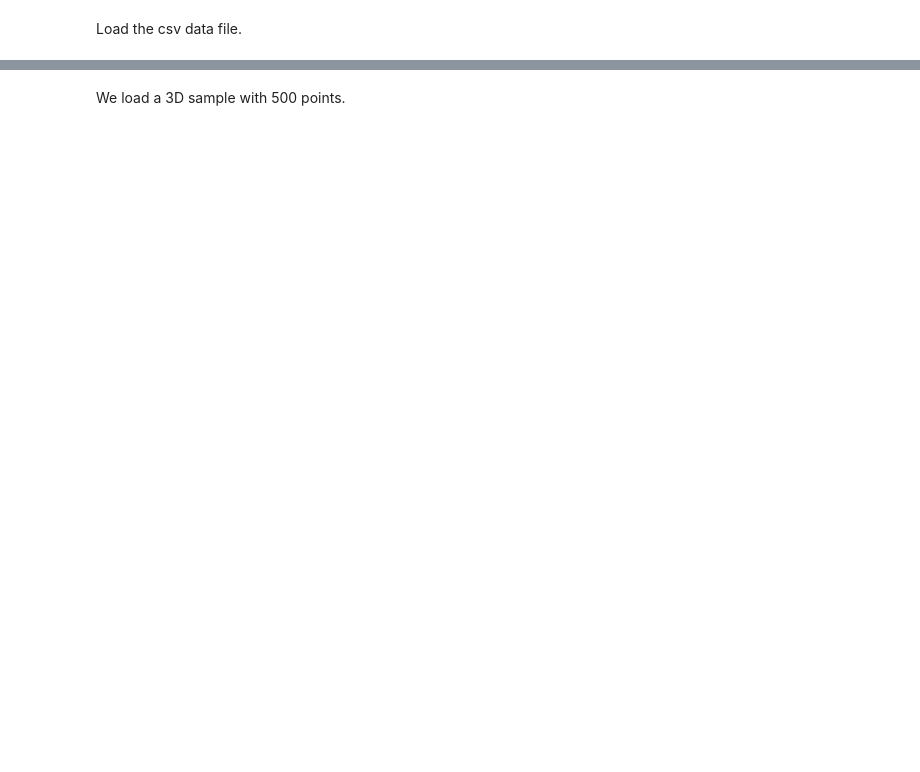
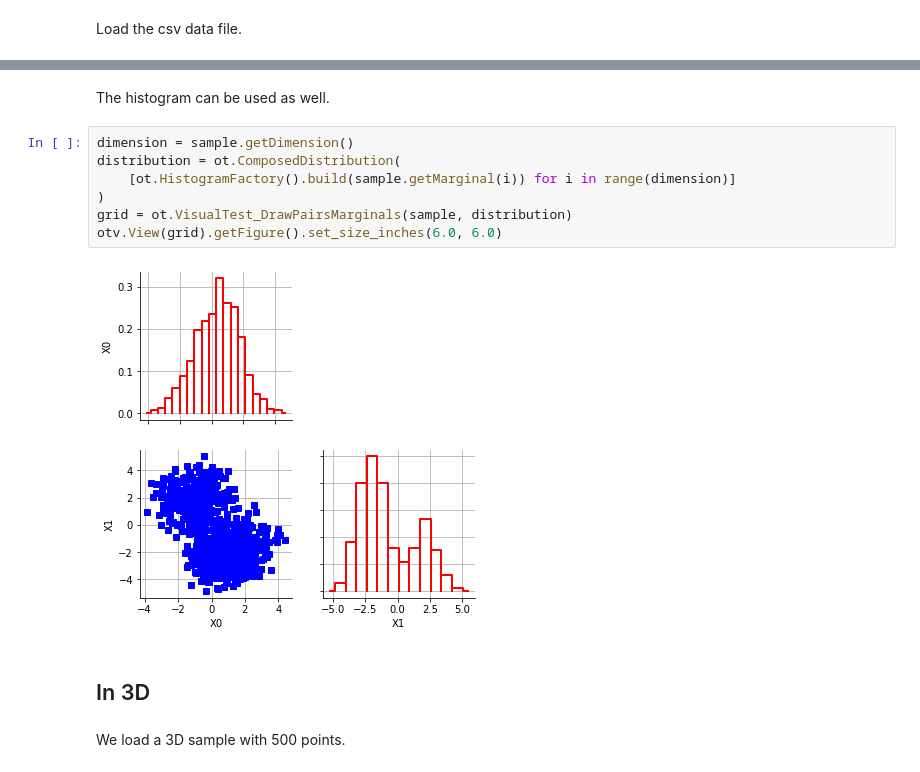
Before and after one commit to mbaudin47/othdrplot, a Jupyter notebook: doc/examples/MatrixPlot.ipynb, the cells around one changed output, grey strips where cells are left out. Drawn from its saved outputs; the diff is of its cells as text; blank space fills up the shorter version.

Commit message:
Used OT

```diff
--- a/doc/examples/MatrixPlot.ipynb
+++ b/doc/examples/MatrixPlot.ipynb
@@ -44,3 +42,16 @@ _ = mp.draw()
+# %% [markdown]
+The histogram can be used as well.
+# %%
+dimension = sample.getDimension()
+distribution = ot.ComposedDistribution(
+    [ot.HistogramFactory().build(sample.getMarginal(i)) for i in range(dimension)]
+)
+grid = ot.VisualTest_DrawPairsMarginals(sample, distribution)
+otv.View(grid).getFigure().set_size_inches(6.0, 6.0)
+# %% [output]
+[figure, added]
+# %% [markdown]
+## In 3D
 # %% [markdown]
 We load a 3D sample with 500 points.
 # %%
```
Also changed, not shown: parts of 20 cells of this notebook.
